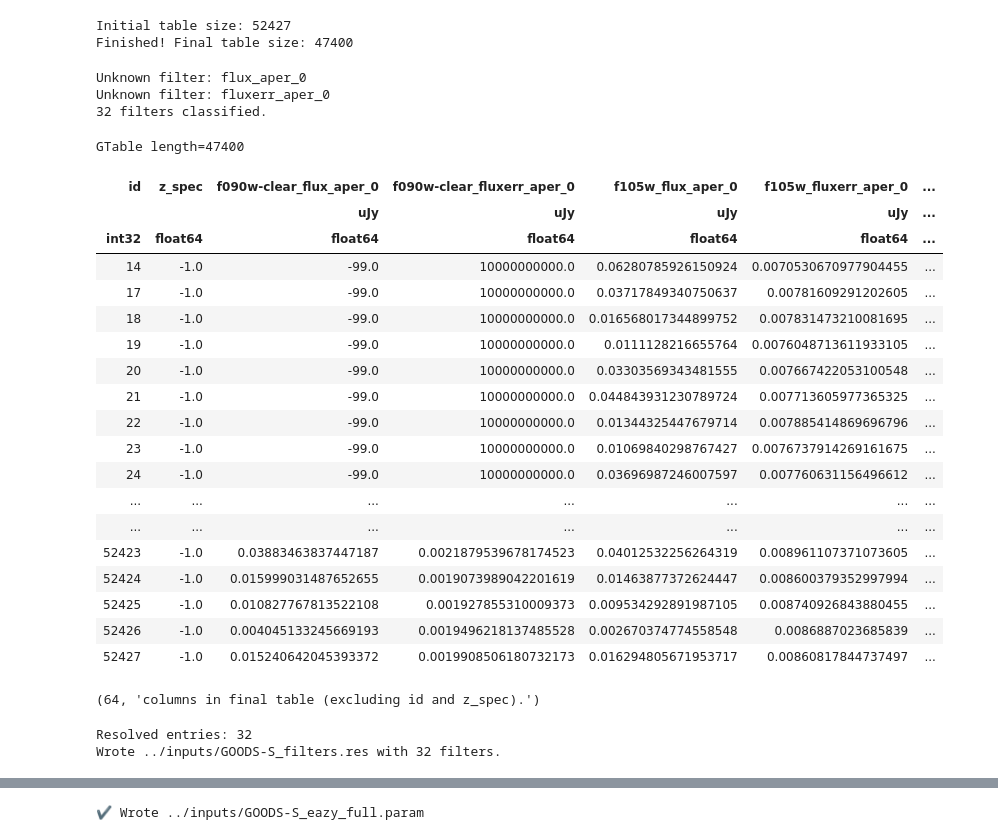
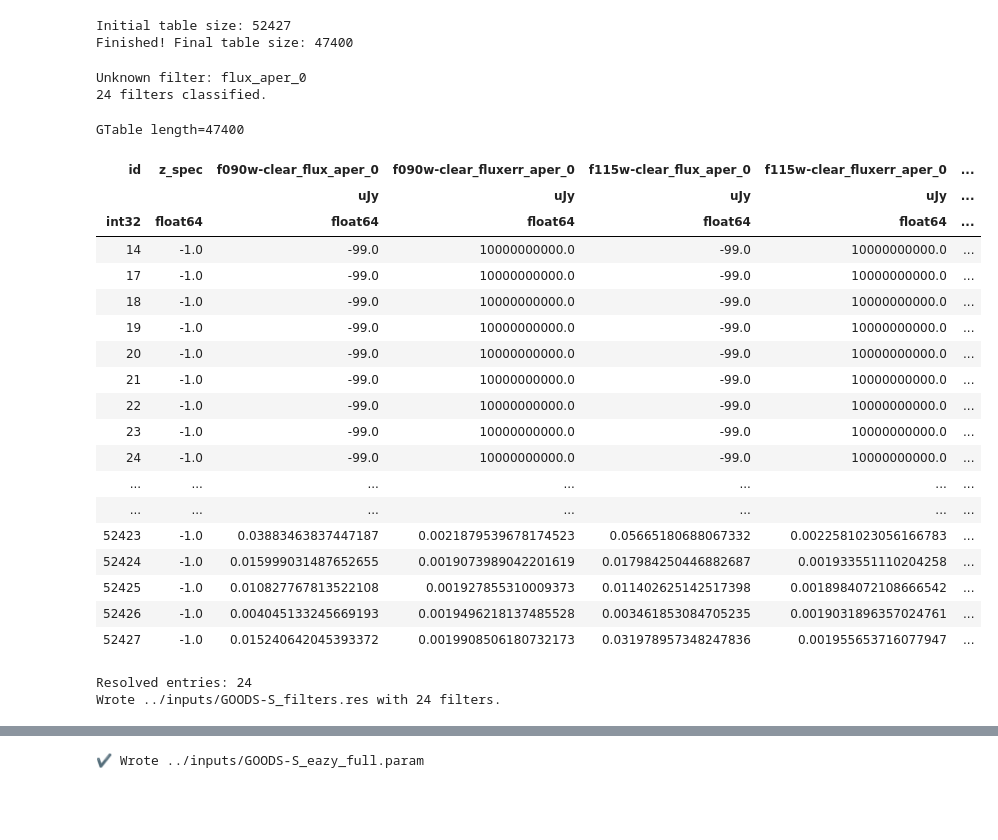
Before and after one commit to sfremy/my-eazy-jwst, a Jupyter notebook: scripts/eazy_processing.ipynb, the cells around one changed output, grey strips where cells are left out. Saved outputs shown, nothing was run; the diff lists cells and outputs as text; code cells hidden in the pictures; blank space fills up the shorter version.

```diff
--- a/scripts/eazy_processing.ipynb
+++ b/scripts/eazy_processing.ipynb
@@ -106,11 +106,11 @@ RUN_NAME = "GOODS-S" # name for outputs
 N_MIN_COLORS = 5  # minimum number of filters
 
 USE_NIRCAM = True
-USE_NIRISS = True # recommended
+USE_NIRISS = False # recommended False
 USE_WFC3 = True
 USE_ACS = True
 
-DROP_HST_IR = False  # Drop HST IR filters (e.g., F105W, F125W, F160W) to focus on JWST data
+DROP_HST_IR = True  # Drop HST IR filters (e.g., F105W, F125W, F160W) to focus on JWST data
 # %%
 # --- Step 3: Cross-match photometric and spectroscopic catalogs ---
 
@@ -278,74 +278,72 @@ def classify_filter(name):
             # map to canonical IR filter names
             return ("wfc3-ir", f"f{yflt}")
 
     # --- Rule 4: Otherwise try ACS, then NIRCam
     for flt in acs_filters:
         if flt.lower() in f:
             return ("acs", flt)
 
     for flt in nircam_filters:
         if flt.lower() in f:
             return ("nircam", flt)
 
     # --- Nothing matched
     return ("unknown", name)
 
 # --- Categorize filters ---
 tab_final = result[['id', 'z_spec']]
 filter_cat = []
 instrument_cat = []
 for i, col in enumerate(result.columns):
-    if re.match('.*flux.*', col):
+    m = re.match('.*flux_.*', col)
+    if m:
+        err_col = m.group().replace("flux", "fluxerr")
         inst, flt = classify_filter(col)
         if inst == "unknown": # drop & log unknown inputs
             print(f"Unknown filter: {col}")
             continue
-        if re.match('.*flux_.*', col): # avoid double-counting fluxerrs
-            if inst == "nircam" and USE_NIRCAM:
-                instrument_cat.append('nircam')
-            elif inst == "niriss" and USE_NIRISS:
-                instrument_cat.append('niriss')
-            elif inst == "wfc3-uvis" and USE_WFC3:
-                instrument_cat.append('wfc3-uvis')
-            elif inst == "wfc3-ir" and USE_WFC3 and not DROP_HST_IR:
-                instrument_cat.append('wfc3-ir')
-            elif inst == "acs" and USE_ACS:
-                instrument_cat.append('acs')
-            else:
-                continue
-            filter_cat.append(flt)
-        tab_final[col] = result[col]
+        if inst == "nircam" and USE_NIRCAM:
+            instrument_cat.append('nircam')
+        elif inst == "niriss" and USE_NIRISS:
+            instrument_cat.append('niriss')
+        elif inst == "wfc3-uvis" and USE_WFC3:
+            instrument_cat.append('wfc3-uvis')
+        elif inst == "wfc3-ir" and USE_WFC3 and not DROP_HST_IR:
+            instrument_cat.append('wfc3-ir')
+        elif inst == "acs" and USE_ACS:
+            instrument_cat.append('acs')
+        else:
+            continue
+        filter_cat.append(flt)
+        if err_col in result.colnames:
+                tab_final[col] = result[col]
+                tab_final[err_col] = result[err_col]
 
 print(len(filter_cat), "filters classified.")
 tab_final
 # %% [output]
 Unknown filter: flux_aper_0
-Unknown filter: fluxerr_aper_0
-32 filters classified.
+24 filters classified.
 GTable length=47400
-| id | z_spec | f090w-clear_flux_aper_0 | f090w-clear_fluxerr_aper_0 | f105w_flux_aper_0 | f105w_fluxerr_aper_0 | ... |
+| id | z_spec | f090w-clear_flux_aper_0 | f090w-clear_fluxerr_aper_0 | f115w-clear_flux_aper_0 | f115w-clear_fluxerr_aper_0 | ... |
 |  |  | uJy | uJy | uJy | uJy | ... |
 | int32 | float64 | float64 | float64 | float64 | float64 | ... |
-| 14 | -1.0 | -99.0 | 10000000000.0 | 0.06280785926150924 | 0.0070530670977904455 | ... |
-| 17 | -1.0 | -99.0 | 10000000000.0 | 0.03717849340750637 | 0.00781609291202605 | ... |
-| 18 | -1.0 | -99.0 | 10000000000.0 | 0.016568017344899752 | 0.007831473210081695 | ... |
-| 19 | -1.0 | -99.0 | 10000000000.0 | 0.0111128216655764 | 0.0076048713611933105 | ... |
-| 20 | -1.0 | -99.0 | 10000000000.0 | 0.03303569343481555 | 0.007667422053100548 | ... |
-| 21 | -1.0 | -99.0 | 10000000000.0 | 0.044843931230789724 | 0.007713605977365325 | ... |
-| 22 | -1.0 | -99.0 | 10000000000.0 | 0.01344325447679714 | 0.007885414869696796 | ... |
-| 23 | -1.0 | -99.0 | 10000000000.0 | 0.01069840298767427 | 0.0076737914269161675 | ... |
-| 24 | -1.0 | -99.0 | 10000000000.0 | 0.03696987246007597 | 0.007760631156496612 | ... |
+| 14 | -1.0 | -99.0 | 10000000000.0 | -99.0 | 10000000000.0 | ... |
+| 17 | -1.0 | -99.0 | 10000000000.0 | -99.0 | 10000000000.0 | ... |
+| 18 | -1.0 | -99.0 | 10000000000.0 | -99.0 | 10000000000.0 | ... |
+| 19 | -1.0 | -99.0 | 10000000000.0 | -99.0 | 10000000000.0 | ... |
+| 20 | -1.0 | -99.0 | 10000000000.0 | -99.0 | 10000000000.0 | ... |
+| 21 | -1.0 | -99.0 | 10000000000.0 | -99.0 | 10000000000.0 | ... |
+| 22 | -1.0 | -99.0 | 10000000000.0 | -99.0 | 10000000000.0 | ... |
+| 23 | -1.0 | -99.0 | 10000000000.0 | -99.0 | 10000000000.0 | ... |
+| 24 | -1.0 | -99.0 | 10000000000.0 | -99.0 | 10000000000.0 | ... |
 | ... | ... | ... | ... | ... | ... | ... |
 | ... | ... | ... | ... | ... | ... | ... |
-| 52423 | -1.0 | 0.03883463837447187 | 0.0021879539678174523 | 0.04012532256264319 | 0.008961107371073605 | ... |
-| 52424 | -1.0 | 0.015999031487652655 | 0.0019073989042201619 | 0.01463877372624447 | 0.008600379352997994 | ... |
-| 52425 | -1.0 | 0.010827767813522108 | 0.001927855310009373 | 0.009534292891987105 | 0.008740926843880455 | ... |
-| 52426 | -1.0 | 0.004045133245669193 | 0.0019496218137485528 | 0.002670374774558548 | 0.0086887023685839 | ... |
-| 52427 | -1.0 | 0.015240642045393372 | 0.0019908506180732173 | 0.016294805671953717 | 0.00860817844737497 | ... |
+| 52423 | -1.0 | 0.03883463837447187 | 0.0021879539678174523 | 0.05665180688067332 | 0.0022581023056166783 | ... |
+| 52424 | -1.0 | 0.015999031487652655 | 0.0019073989042201619 | 0.017984250446882687 | 0.001933551110204258 | ... |
+| 52425 | -1.0 | 0.010827767813522108 | 0.001927855310009373 | 0.011402625142517398 | 0.0018984072108666542 | ... |
+| 52426 | -1.0 | 0.004045133245669193 | 0.0019496218137485528 | 0.003461853084705235 | 0.0019031896357024761 | ... |
+| 52427 | -1.0 | 0.015240642045393372 | 0.0019908506180732173 | 0.031978957348247836 | 0.001955653716077947 | ... |
-# %%
-len(tab_final.columns) - 2, "columns in final table (excluding id and z_spec)."
-# %% [output]
-(64, 'columns in final table (excluding id and z_spec).')
 # %%
 # -- Define filter loading function --
 
@@ -472,8 +470,8 @@ def write_filters(filter_dirs, instrument_cat, filter_cat):
 
 write_filters(filter_dirs, instrument_cat, filter_cat)
 # %% [output]
-Resolved entries: 32
-Wrote ../inputs/GOODS-S_filters.res with 32 filters.
+Resolved entries: 24
+Wrote ../inputs/GOODS-S_filters.res with 24 filters.
 # %%
 # --- Step 7: Write EAZY-ready table ---
 def write_photometry(result, instrument_cat, filter_cat, only_spec=False):
```
Also changed, not shown: parts of 1 cell of this notebook, 7 other files.
